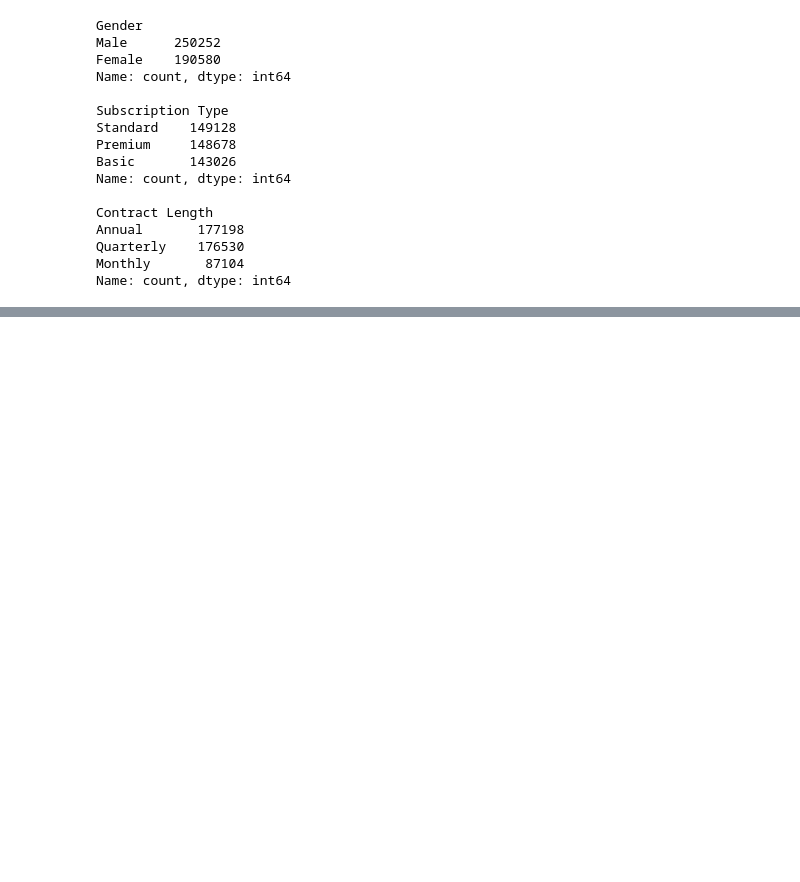
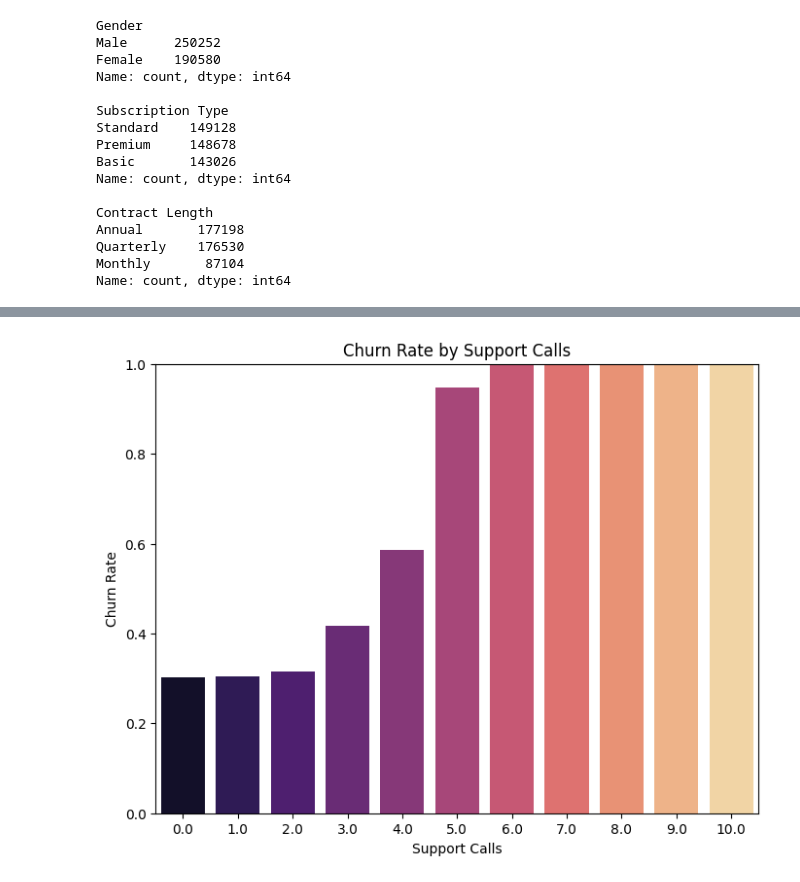
Before and after one commit to SyedMuhammadAunAbbas/Customer_Churn_Project, a Jupyter notebook: Root.ipynb, the cells around one changed output, grey strips where cells are left out. Saved outputs shown, nothing was run; the diff lists cells and outputs as text; code cells hidden in the pictures; blank space fills up the shorter version.

```diff
--- a/Root.ipynb
+++ b/Root.ipynb
@@ -247,0 +339,3 @@ df.head(10)
+# %%
+sup_calls=df.groupby(['Support Calls'], as_index= False)['Churn'].mean()
+sup_calls
@@ -247,0 +355,9 @@ df.head(10)
+# %%
+plt.figure(figsize=(8, 6))
+sns.barplot(x='Support Calls', y='Churn', data=sup_calls, palette='magma')
+plt.title('Churn Rate by Support Calls')
+plt.ylabel('Churn Rate')
+plt.ylim(0, 1)
+plt.show()
+# %% [output]
+[figure, added]
```
Also changed, not shown: parts of 59 cells of this notebook.
